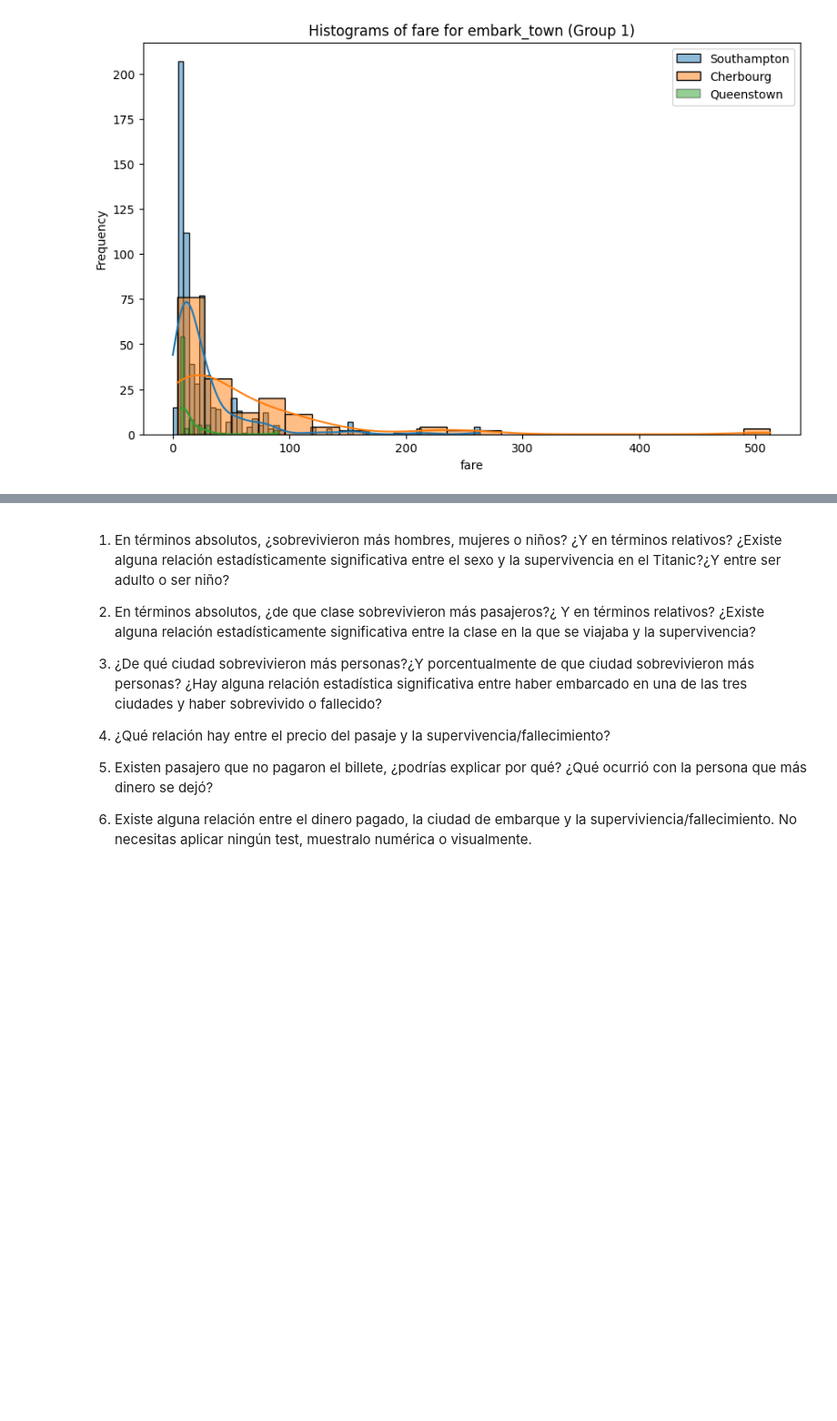
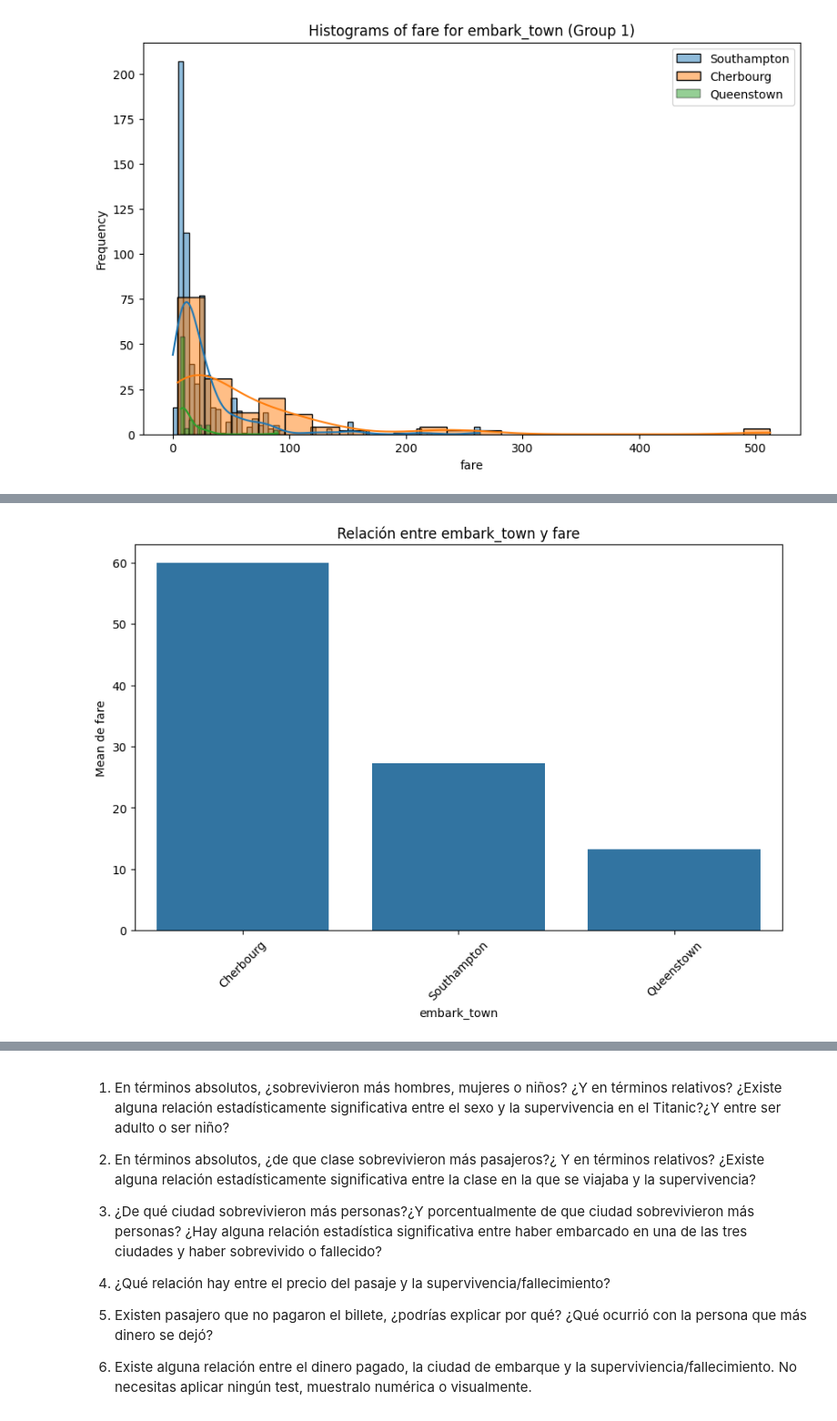
Before and after one commit to MartinAmez/ONLINE_DS_THEBRIDGE_MARTIN, a Jupyter notebook: Sprint 7 Analisis/Practica_Obligatoria/18_Practica_Obligatoria_Multivariante.ipynb, the cells around one changed output, grey strips where cells are left out. Shown at 91% size. Drawn from its saved outputs; the diff is of its cells as text; code cells hidden in the pictures; blank space fills up the shorter version.

```diff
--- a/Sprint 7 Analisis/Practica_Obligatoria/18_Practica_Obligatoria_Multivariante.ipynb
+++ b/Sprint 7 Analisis/Practica_Obligatoria/18_Practica_Obligatoria_Multivariante.ipynb
@@ -350,0 +388,4 @@ plot_grouped_histograms(df,"embark_town","fare", group_size=5)
+# %%
+plot_categorical_numerical_relationship(df, "embark_town", "fare", show_values=False, measure='mean')
+# %% [output]
+[figure, added]
```
Also changed, not shown: parts of 39 cells of this notebook.
